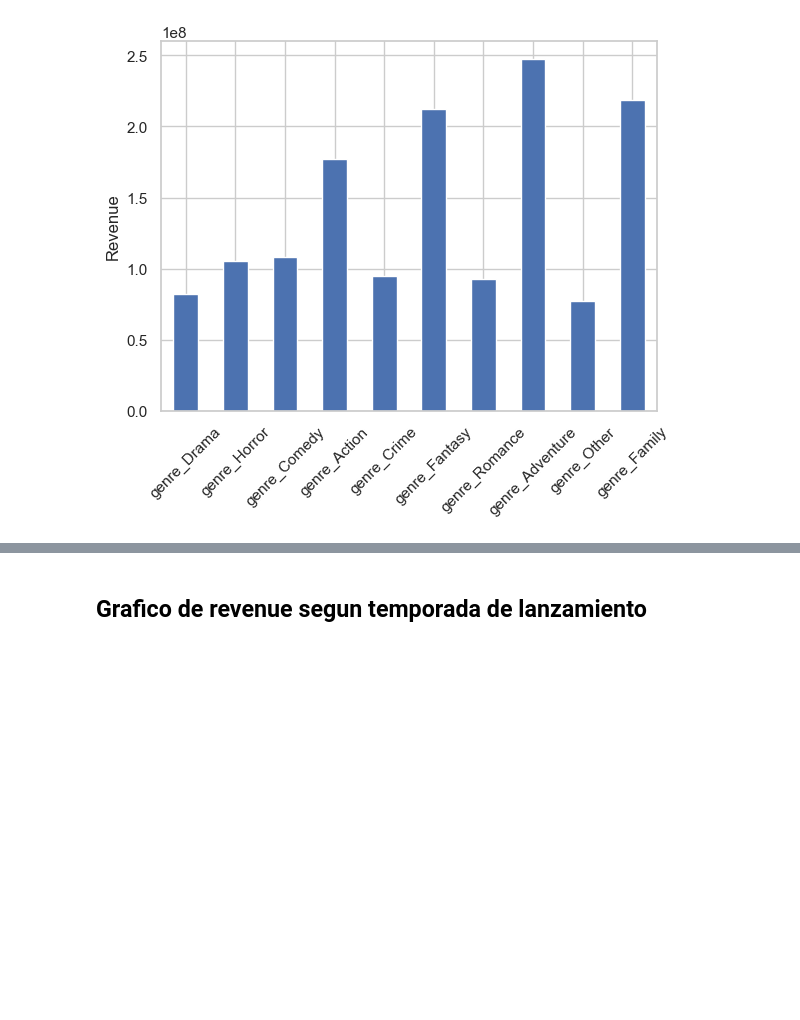
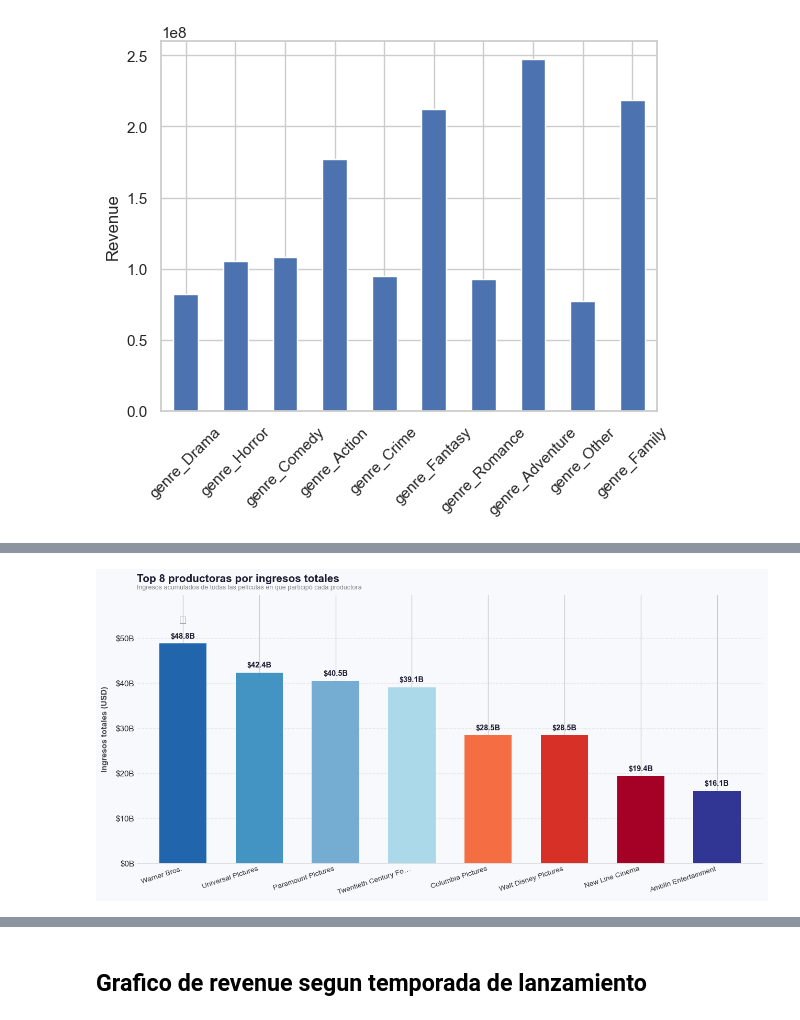
Before and after one commit to ShawnFRS/trabajos-marketing, a Jupyter notebook: trabajo 1/trabajo1.ipynb, the cells around one changed output, grey strips where cells are left out. Cells and saved outputs as stored; diff of their text form; code cells hidden in the pictures; blank space fills up the shorter version.

```diff
--- a/trabajo 1/trabajo1.ipynb
+++ b/trabajo 1/trabajo1.ipynb
@@ -1109,0 +1234,95 @@ plt.show()
+# %%
+import matplotlib.pyplot as plt
+import matplotlib.ticker as mticker
+import numpy as np
+import ast
+
+# ── 1. Parsear production_companies ──────────────────────────────────────
+def extraer_companias(valor):
+    if pd.isna(valor):
+        return []
+    try:
+        lista = ast.literal_eval(valor)
+        return [d['name'] for d in lista if isinstance(d, dict) and 'name' in d]
+    except:
+        return [c.strip() for c in str(valor).split(',') if c.strip()]
+
+df_exp = df1[['production_companies', 'revenue']].copy()
+df_exp['production_companies'] = df_exp['production_companies'].apply(extraer_companias)
+df_exp = df_exp.explode('production_companies')
+df_exp = df_exp[df_exp['production_companies'].notna() & (df_exp['production_companies'] != '')]
+
+# ── 2. Top 8 por suma de ingresos ─────────────────────────────────────────
+top8 = (df_exp.groupby('production_companies')['revenue']
+              .sum()
+              .sort_values(ascending=False)
+              .head(8))
+
+# Formatear en miles de millones
+top8_b   = top8 / 1e9
+etiquetas = top8_b.index.tolist()
+
+# ── 3. Paleta ─────────────────────────────────────────────────────────────
+colores = [
+    '#2166ac', '#4393c3', '#74add1', '#abd9e9',
+    '#f46d43', '#d73027', '#a50026', '#313695'
+]
+
+# ── 4. Figura ─────────────────────────────────────────────────────────────
+fig, ax = plt.subplots(figsize=(13, 6.5))
+fig.patch.set_facecolor('#F7F9FC')
+ax.set_facecolor('#F7F9FC')
+
+x      = np.arange(len(etiquetas))
+altura = 0.62
+
+bars = ax.bar(x, top8_b.values, width=altura,
+              color=colores, zorder=2, linewidth=0)
+
+# ── 5. Etiquetas encima de cada barra ────────────────────────────────────
+for bar, val in zip(bars, top8_b.values):
+    ax.text(
+        bar.get_x() + bar.get_width() / 2,
+        val + top8_b.max() * 0.015,
+        f'${val:.1f}B',
+        ha='center', va='bottom',
+        fontsize=10.5, fontweight='bold', color='#1a1a2e'
+    )
+
+# ── 6. Medalla para el #1 ─────────────────────────────────────────────────
+ax.annotate('🏆', xy=(x[0], top8_b.values[0]),
+            xytext=(x[0], top8_b.values[0] + top8_b.max() * 0.09),
+            ha='center', fontsize=16)
+
+# ── 7. Ejes ───────────────────────────────────────────────────────────────
+ax.set_xticks(x)
+ax.set_xticklabels(
+    [e if len(e) <= 22 else e[:20] + '…' for e in etiquetas],
+    fontsize=10, rotation=18, ha='right', color='#333333'
+)
+ax.yaxis.set_major_formatter(mticker.FuncFormatter(lambda v, _: f'${v:.0f}B'))
+ax.set_ylabel('Ingresos totales (USD)', fontsize=11,
+              fontweight='bold', labelpad=10, color='#444444')
+
+ax.set_ylim(0, top8_b.max() * 1.22)
+ax.set_xlim(-0.6, len(etiquetas) - 0.4)
+
+# ── 8. Estética ───────────────────────────────────────────────────────────
+ax.set_title('Top 8 productoras por ingresos totales',
+             fontsize=15, fontweight='bold', pad=18,
+             loc='left', color='#1a1a2e')
+ax.text(0, 1.015,
+        'Ingresos acumulados de todas las películas en que participó cada productora',
+        transform=ax.transAxes, fontsize=9, color='#888888', va='bottom')
+
+ax.grid(axis='y', linestyle='--', alpha=0.35, zorder=0)
+ax.tick_params(axis='both', length=0)
+
+for spine in ['top', 'right', 'left']:
+    ax.spines[spine].set_visible(False)
+ax.spines['bottom'].set_color('#dddddd')
+
+plt.tight_layout()
+plt.show()
+# %% [output]
+[figure, added]
```
Also changed, not shown: parts of 9 cells of this notebook.
